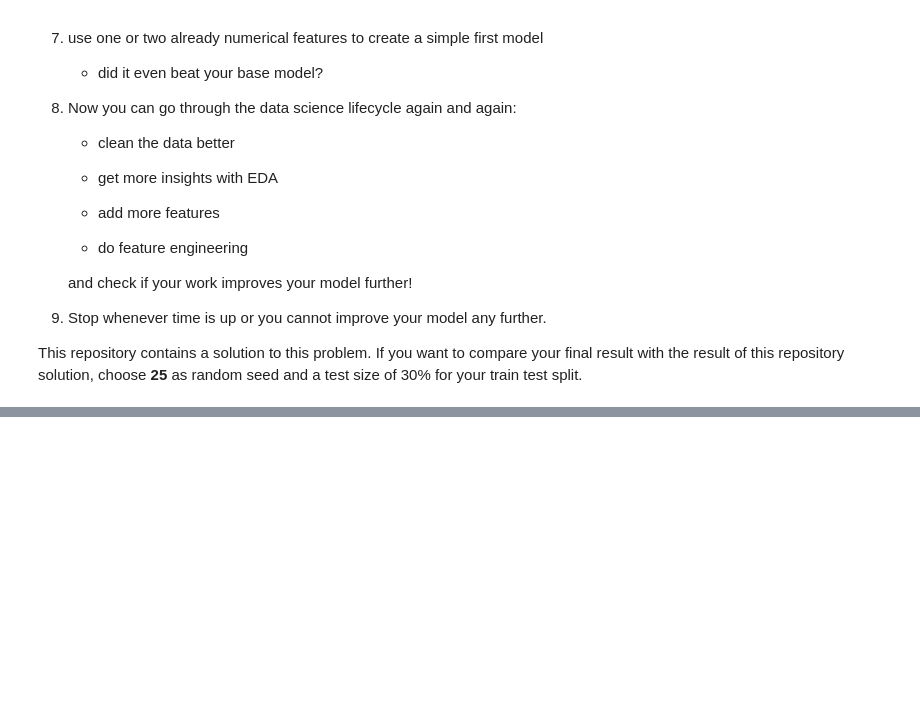
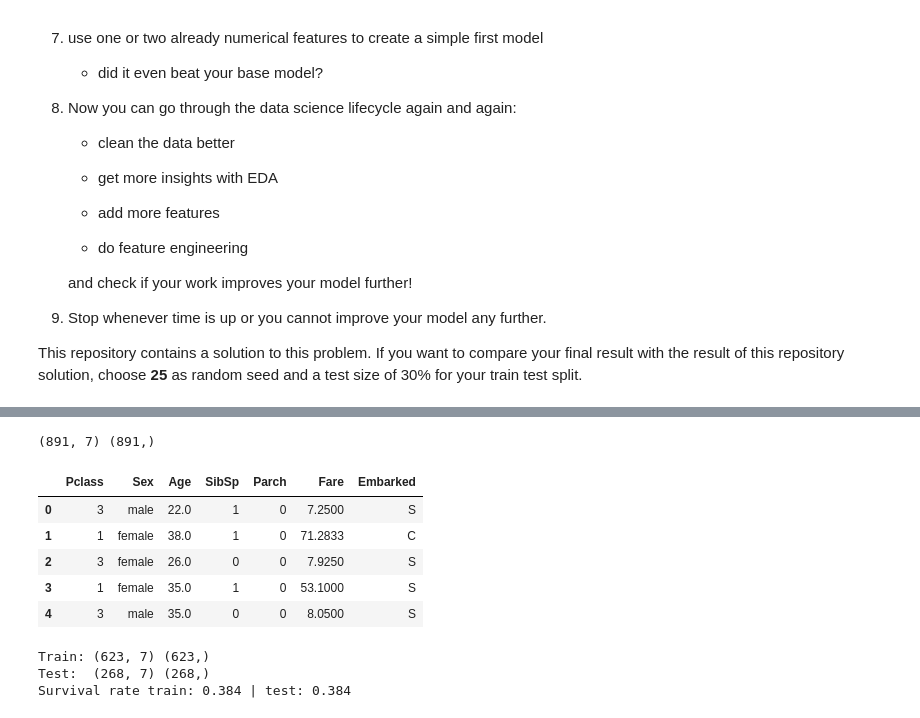
Before and after one commit to andrioliserena/logistic_regression, a Jupyter notebook: 4_logistic_regression_exercise.ipynb, the cells around one changed output, grey strips where cells are left out. Cells and saved outputs as stored; diff of their text form; code cells hidden in the pictures; blank space fills up the shorter version.

```diff
--- a/4_logistic_regression_exercise.ipynb
+++ b/4_logistic_regression_exercise.ipynb
@@ -76,0 +92,36 @@ This repository contains a solution to this problem. If you want to compare your
+# %%
+## Separate features and target
+# Target: what we want to predict
+y = df["Survived"]
+
+# Features: everything else, minus columns that are just identifiers
+# (PassengerId, Name, Ticket) or mostly missing (Cabin)
+X = df.drop(columns=["Survived", "PassengerId", "Name", "Ticket", "Cabin"])
+
+print(X.shape, y.shape)
+X.head()
+# %% [output]
+(891, 7) (891,)
+|  | Pclass | Sex | Age | SibSp | Parch | Fare | Embarked |
+| 0 | 3 | male | 22.0 | 1 | 0 | 7.2500 | S |
+| 1 | 1 | female | 38.0 | 1 | 0 | 71.2833 | C |
+| 2 | 3 | female | 26.0 | 0 | 0 | 7.9250 | S |
+| 3 | 1 | female | 35.0 | 1 | 0 | 53.1000 | S |
+| 4 | 3 | male | 35.0 | 0 | 0 | 8.0500 | S |
+# %%
+## Split the data between train & test
+from sklearn.model_selection import train_test_split
+
+# 30% test size and random seed 25, as suggested, so results are comparable with the solution.
+# stratify=y keeps the same survived/died ratio in train and test.
+X_train, X_test, y_train, y_test = train_test_split(
+    X, y, test_size=0.3, random_state=25, stratify=y
+)
+
+print("Train:", X_train.shape, y_train.shape)
+print("Test: ", X_test.shape, y_test.shape)
+print("Survival rate train:", round(y_train.mean(), 3), "| test:", round(y_test.mean(), 3))
+# %% [output]
+Train: (623, 7) (623,)
+Test:  (268, 7) (268,)
+Survival rate train: 0.384 | test: 0.384
```
Also changed, not shown: parts of 14 cells of this notebook, 2 other files.
